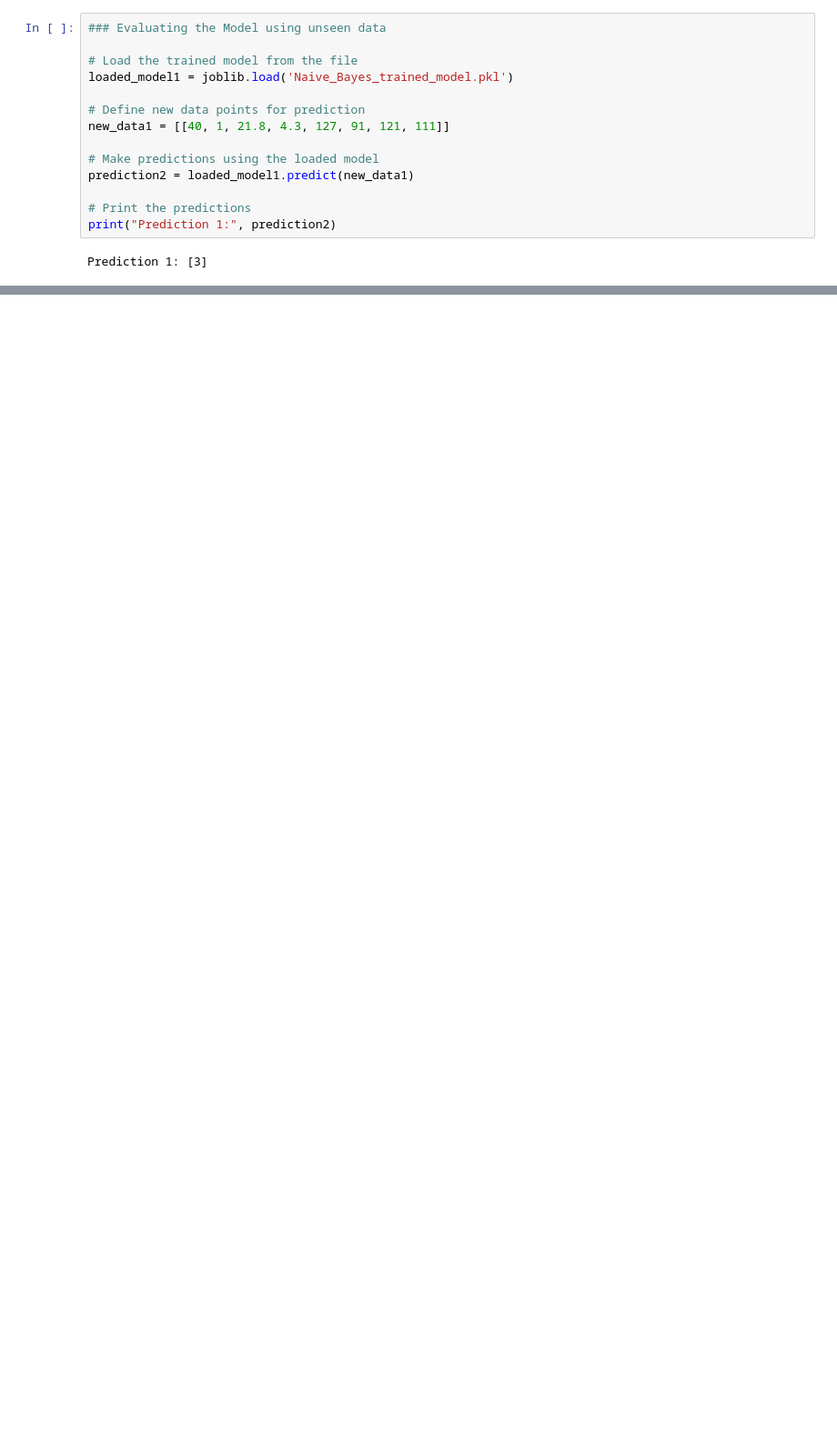
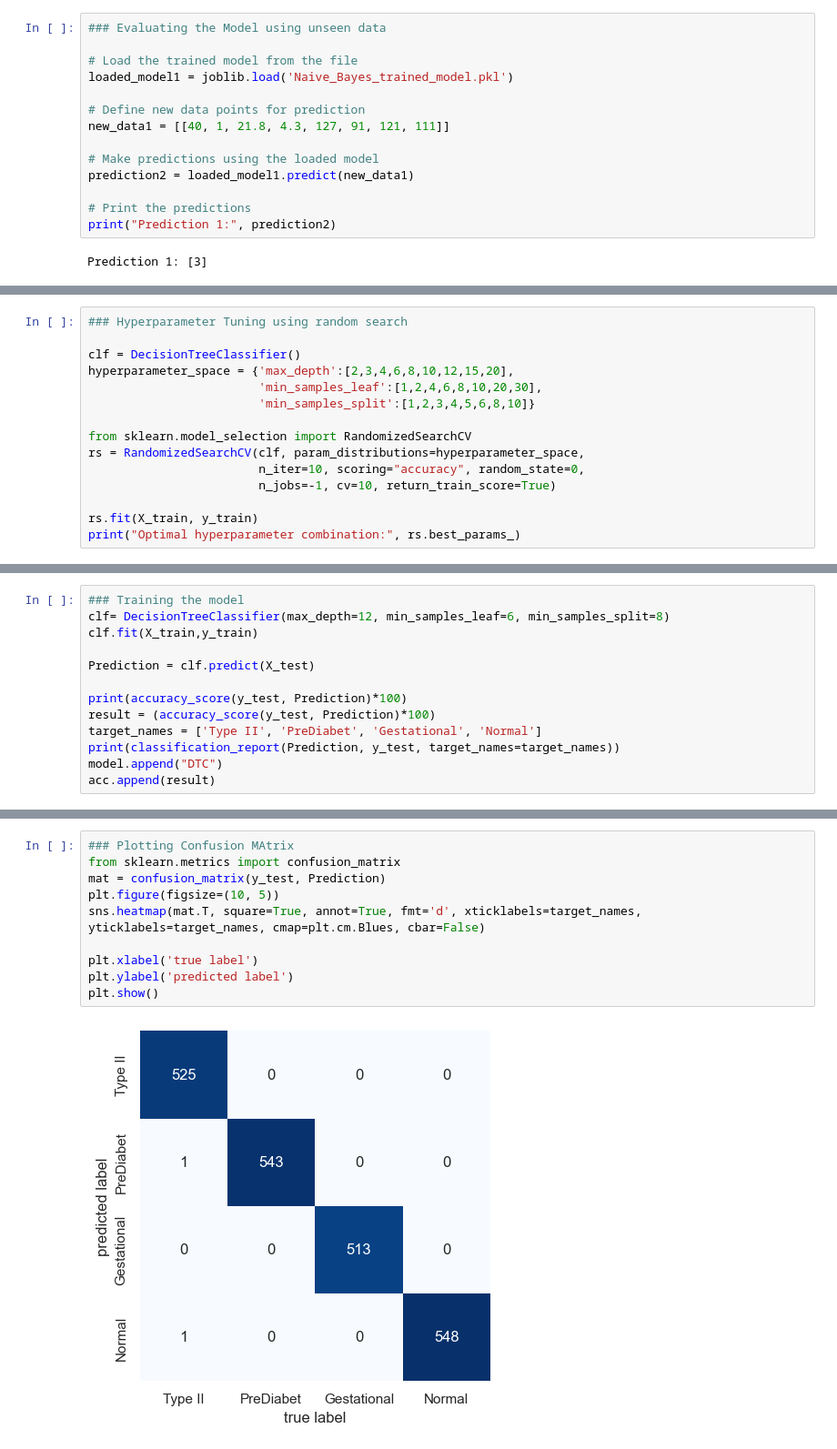
Before and after one commit to Yeshiwas1985/Diabetics-Prediction-Using-Machine-Learning-Algorithms, a Jupyter notebook: Diabetic Prediction Using MAchine Learning Algorithms.ipynb, the cells around one changed output, grey strips where cells are left out. Shown: that part at 91% size. Cells and saved outputs as stored; diff of their text form; blank space fills up the shorter version.

```diff
--- a/Diabetic Prediction Using MAchine Learning Algorithms.ipynb
+++ b/Diabetic Prediction Using MAchine Learning Algorithms.ipynb
@@ -494,0 +524,15 @@ Prediction 1: [3]
+# %%
+### Hyperparameter Tuning using random search
+
+clf = DecisionTreeClassifier()
+hyperparameter_space = {'max_depth':[2,3,4,6,8,10,12,15,20],
+                        'min_samples_leaf':[1,2,4,6,8,10,20,30],
+                        'min_samples_split':[1,2,3,4,5,6,8,10]}
+
+from sklearn.model_selection import RandomizedSearchCV
+rs = RandomizedSearchCV(clf, param_distributions=hyperparameter_space,
+                        n_iter=10, scoring="accuracy", random_state=0,
+                        n_jobs=-1, cv=10, return_train_score=True)
+
+rs.fit(X_train, y_train)
+print("Optimal hyperparameter combination:", rs.best_params_)
@@ -494,0 +546,13 @@ Prediction 1: [3]
+# %%
+### Training the model
+clf= DecisionTreeClassifier(max_depth=12, min_samples_leaf=6, min_samples_split=8)
+clf.fit(X_train,y_train)
+
+Prediction = clf.predict(X_test)
+
+print(accuracy_score(y_test, Prediction)*100)
+result = (accuracy_score(y_test, Prediction)*100)
+target_names = ['Type II', 'PreDiabet', 'Gestational', 'Normal']
+print(classification_report(Prediction, y_test, target_names=target_names))
+model.append("DTC")
+acc.append(result)
@@ -494,0 +577,12 @@ Prediction 1: [3]
+# %%
+### Plotting Confusion MAtrix
+from sklearn.metrics import confusion_matrix
+mat = confusion_matrix(y_test, Prediction)
+plt.figure(figsize=(10, 5))
+sns.heatmap(mat.T, square=True, annot=True, fmt='d', xticklabels=target_names, yticklabels=target_names, cmap=plt.cm.Blues, cbar=False)
+
+plt.xlabel('true label')
+plt.ylabel('predicted label')
+plt.show()
+# %% [output]
+[figure, added]
```
Also changed, not shown: parts of 8 cells of this notebook.
